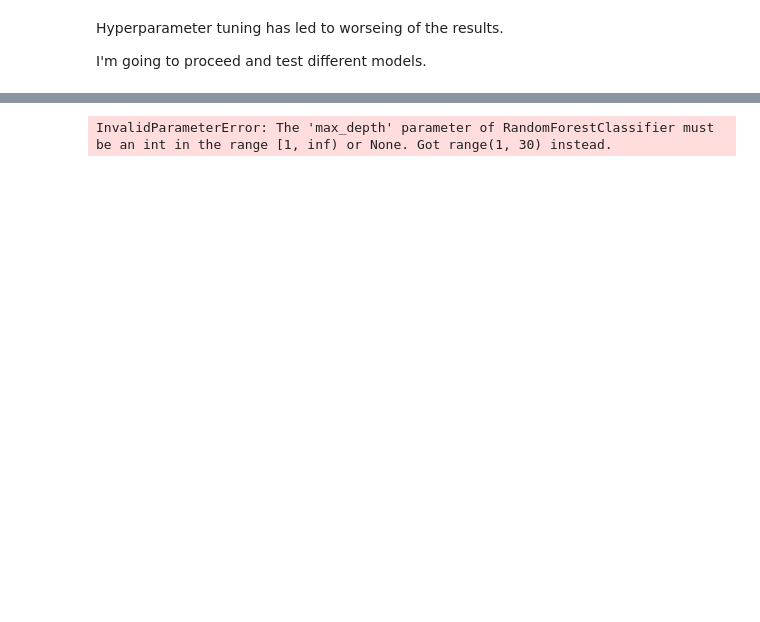
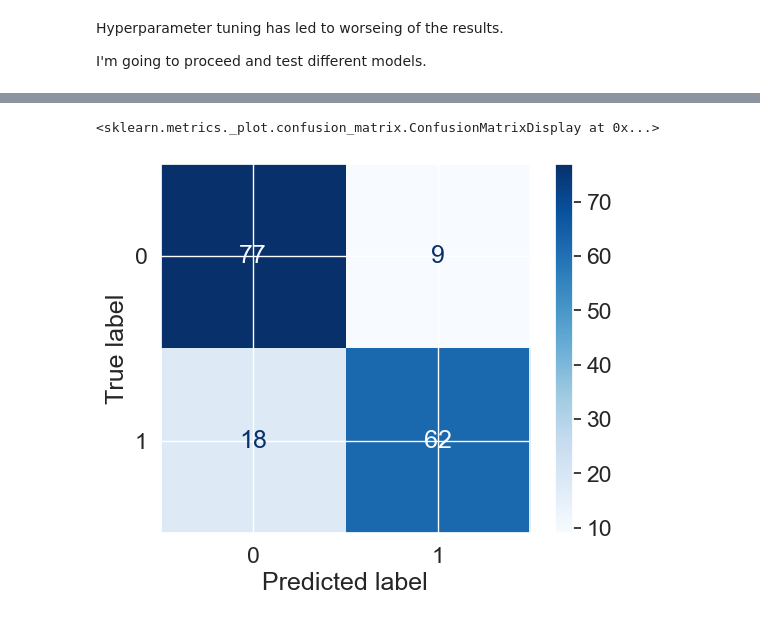
Before and after one commit to MC993/home_loan_approval, a Jupyter notebook: home_loan_notebook.ipynb, the cells around one changed output, grey strips where cells are left out. Saved outputs shown, nothing was run; the diff lists cells and outputs as text; code cells hidden in the pictures; blank space fills up the shorter version.

```diff
--- a/home_loan_notebook.ipynb
+++ b/home_loan_notebook.ipynb
@@ -921,28 +916,35 @@ weighted avg       0.85      0.85      0.85       166
+# %%
+#implementing GridSearch to find the best parameters
+
+from sklearn.model_selection import GridSearchCV
+
+param_grid = {'max_depth' : range(1, 30)}
+
+grid_search = GridSearchCV(RandomForestClassifier(), param_grid, cv=5)
+
+grid_search.fit(X_train_scaled, y_train)
+
+best_model = grid_search.best_estimator_
 # %%
-#RandomForest hyperparameter tuning
+#RandomForest hyperparameter tuning with GridSearch
 
-depth = range(1, 30)
-
-forest_hyper = RandomForestClassifier(max_depth=depth)
-
-forest_hyper.fit(X_train_scaled, y_train) #fitting the model
-
-predictions_forest_hyper = forest_hyper.predict(X_test_scaled) #running predictions
+predictions_forest_hyper = best_model.predict(X_test_scaled) #running predictions
 
 predictions_forest_hyper_df = X_test.copy()
 
 predictions_forest_hyper_df['loan_Y'] = predictions_forest_hyper #casting the predictions onto the df
 
 predictions_forest_hyper_df['actual_loan_Y'] = y_test
 
 #creating the confusion matrix
 
 y_true = predictions_forest_hyper_df['actual_loan_Y']
 y_pred = predictions_forest_hyper_df['loan_Y']
 
 cm = confusion_matrix(y_true, y_pred)
 disp = ConfusionMatrixDisplay(confusion_matrix=cm)
 
 disp.plot(cmap='Blues')
 # %% [output]
-InvalidParameterError: The 'max_depth' parameter of RandomForestClassifier must be an int in the range [1, inf) or None. Got range(1, 30) instead.
+<sklearn.metrics._plot.confusion_matrix.ConfusionMatrixDisplay at 0x...>
+[figure, added]
```
Also changed, not shown: parts of 51 cells of this notebook, 1 other file.
